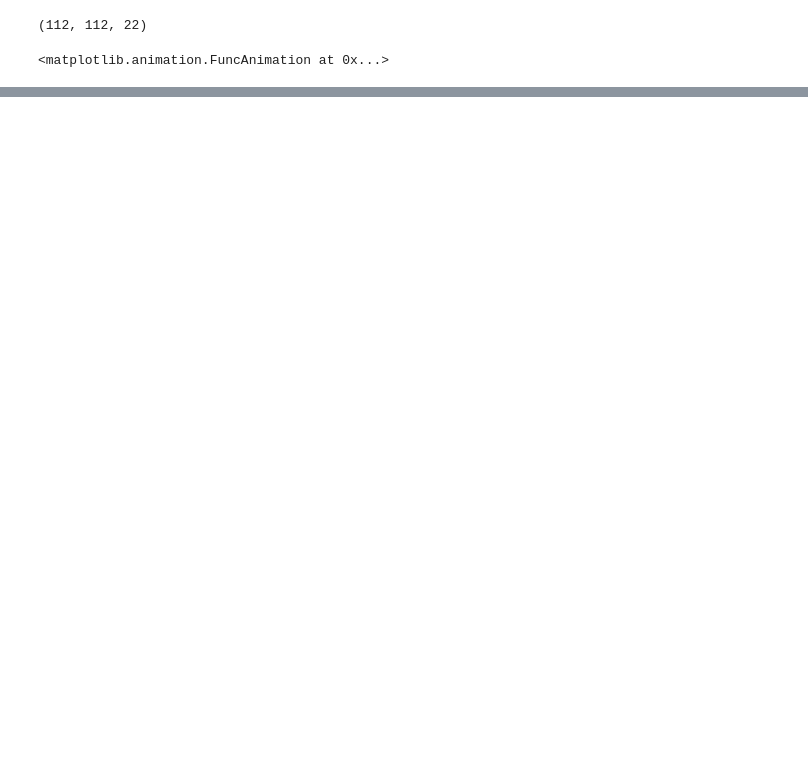
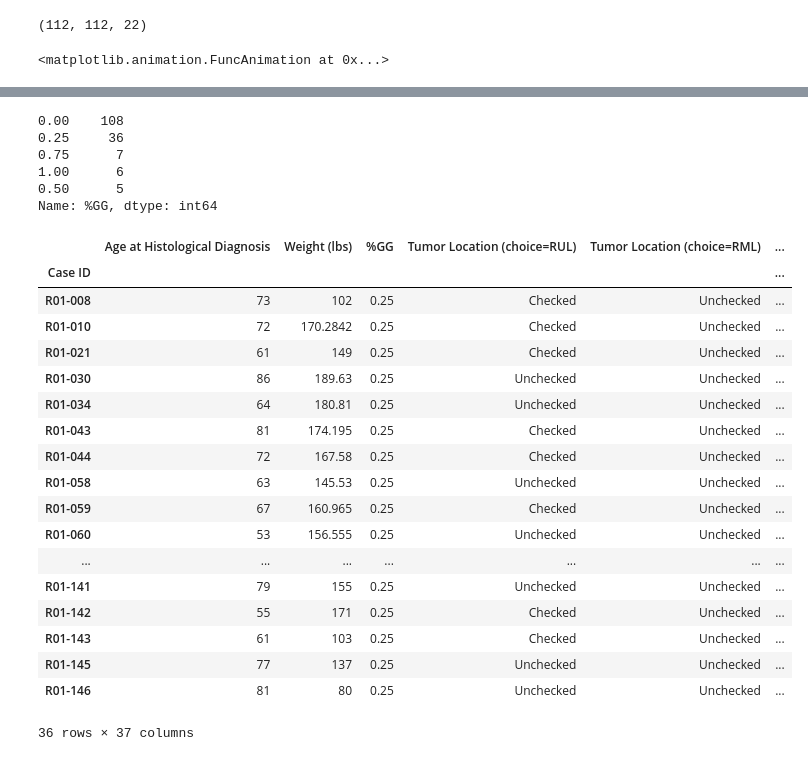
Before and after one commit to Gollini/NSCLC_Test, a Jupyter notebook: utils/EDA.ipynb, the cells around one changed output, grey strips where cells are left out. Saved outputs shown, nothing was run; the diff lists cells and outputs as text; code cells hidden in the pictures; blank space fills up the shorter version.

```diff
--- a/utils/EDA.ipynb
+++ b/utils/EDA.ipynb
@@ -63,0 +38,3 @@ torch.Size([3])
+# %%
+df_clinic = pd.read_csv('/home/ivo.navarrete/Desktop/NSCLC/NSCLC_Test/data/NSCLCR01Radiogenomic_DATA_LABELS_2018-05-22_1500-shifted.csv', header=0, index_col=0)
+df_clinic.head()
@@ -63,0 +50,10 @@ torch.Size([3])
+# %%
+clinic_features = df_clinic.drop(['Patient affiliation', 'Ethnicity', 'Pack Years', 'Quit Smoking Year'], axis=1).copy()
+clinic_features['Weight (lbs)'] = clinic_features['Weight (lbs)'].replace(to_replace='Not Collected', value=170.2842) # 11 patients 'Not collected', average weight= 170.2842
+clinic_features['%GG'] = clinic_features['%GG'].replace({'Not Assessed':0, '0%':0, '>0 - 25%':0.25, '25 - 50%':0.5, '50 - 75%':0.75, '75 - < 100%':1, '100%':1})
+clinic_features = pd.get_dummies(clinic_features, columns=[
+    'Gender'], drop_first=True)
+clinic_features = pd.get_dummies(clinic_features, columns=[
+    'Smoking status'])
+
+clinic_features.head()
@@ -63,0 +69,29 @@ torch.Size([3])
+# %%
+print(clinic_features['%GG'].value_counts())
+clinic_features[clinic_features['%GG']==0.25]
+# %% [output]
+0.00    108
+0.25     36
+0.75      7
+1.00      6
+0.50      5
+Name: %GG, dtype: int64
+|  | Age at Histological Diagnosis | Weight (lbs) | %GG | Tumor Location (choice=RUL) | Tumor Location (choice=RML) | ... |
+| Case ID |  |  |  |  |  | ... |
+| R01-008 | 73 | 102 | 0.25 | Checked | Unchecked | ... |
+| R01-010 | 72 | 170.2842 | 0.25 | Checked | Unchecked | ... |
+| R01-021 | 61 | 149 | 0.25 | Checked | Unchecked | ... |
+| R01-030 | 86 | 189.63 | 0.25 | Unchecked | Unchecked | ... |
+| R01-034 | 64 | 180.81 | 0.25 | Unchecked | Unchecked | ... |
+| R01-043 | 81 | 174.195 | 0.25 | Checked | Unchecked | ... |
+| R01-044 | 72 | 167.58 | 0.25 | Checked | Unchecked | ... |
+| R01-058 | 63 | 145.53 | 0.25 | Unchecked | Unchecked | ... |
+| R01-059 | 67 | 160.965 | 0.25 | Checked | Unchecked | ... |
+| R01-060 | 53 | 156.555 | 0.25 | Unchecked | Unchecked | ... |
+| ... | ... | ... | ... | ... | ... | ... |
+| R01-141 | 79 | 155 | 0.25 | Unchecked | Unchecked | ... |
+| R01-142 | 55 | 171 | 0.25 | Checked | Unchecked | ... |
+| R01-143 | 61 | 103 | 0.25 | Checked | Unchecked | ... |
+| R01-145 | 77 | 137 | 0.25 | Unchecked | Unchecked | ... |
+| R01-146 | 81 | 80 | 0.25 | Unchecked | Unchecked | ... |
+36 rows × 37 columns
```
Also changed, not shown: parts of 6 cells of this notebook, 4 other files.
